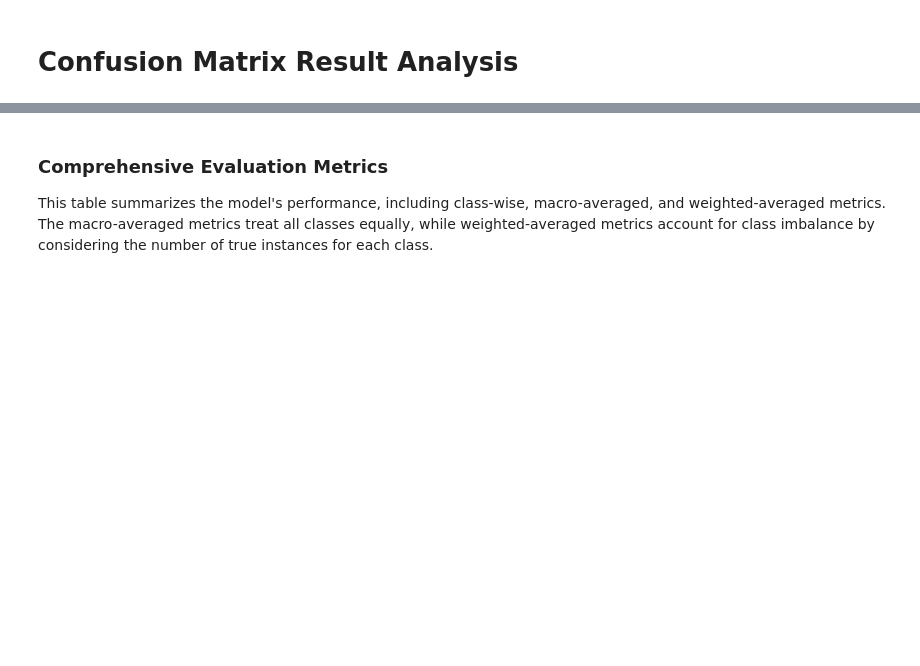
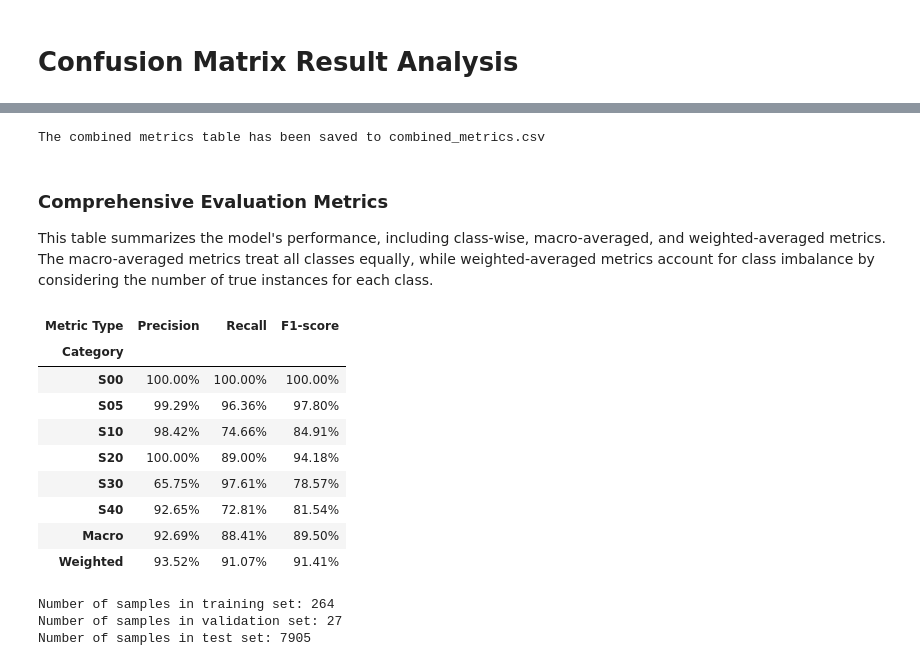
Before and after one commit to TAMIDSpiyalong/2025ASAS, a Jupyter notebook: computer_vision_for_feed_grading.ipynb, the cells around one changed output, grey strips where cells are left out. Cells and saved outputs as stored; diff of their text form; code cells hidden in the pictures; blank space fills up the shorter version.

```diff
--- a/computer_vision_for_feed_grading.ipynb
+++ b/computer_vision_for_feed_grading.ipynb
@@ -618,3 +758,8 @@ display(df_combined.style.set_properties(**{'text-align': 'left'}))
+# %%
+df_combined.to_csv('combined_metrics.csv', index=False)
+print('The combined metrics table has been saved to combined_metrics.csv')
+# %% [output]
+The combined metrics table has been saved to combined_metrics.csv
 # %% [markdown]
 ### Comprehensive Evaluation Metrics
 
@@ -626,0 +767,43 @@ styled_df
+# %%
+import re
+
+# Reset the index if it was set for styling, otherwise pivot won't work correctly
+df_combined_reset = df_combined.reset_index(drop=True).copy()
+
+# Function to parse the 'Metric' column into 'Category' and 'Metric Type'
+def parse_metric_string(metric_str):
+    match_class = re.match(r'(Precision|Recall|F1-score) \((S\d{2})\)', metric_str)
+    if match_class:
+        return match_class.group(2), match_class.group(1)
+    elif metric_str.startswith('Macro'):
+        return 'Macro', metric_str.replace('Macro ', '')
+    elif metric_str.startswith('Weighted'):
+        return 'Weighted', metric_str.replace('Weighted ', '')
+    return None, None
+
+df_combined_reset[['Category', 'Metric Type']] = df_combined_reset['Metric'].apply(lambda x: pd.Series(parse_metric_string(x)))
+
+# Pivot the table
+df_pivoted = df_combined_reset.pivot(index='Category', columns='Metric Type', values='Value')
+
+# Define the desired order for rows and columns
+class_names = ['S00', 'S05', 'S10', 'S20', 'S30', 'S40'] # Assuming class_names is available from earlier cells
+desired_row_order = class_names + ['Macro', 'Weighted']
+desired_col_order = ['Precision', 'Recall', 'F1-score']
+
+# Reindex to apply the desired order
+df_pivoted = df_pivoted.reindex(desired_row_order)
+df_pivoted = df_pivoted[desired_col_order]
+
+display(df_pivoted.style.set_properties(**{'text-align': 'left'}))
+# %% [output]
+| Metric Type | Precision | Recall | F1-score |
+| Category |  |  |  |
+| S00 | 100.00% | 100.00% | 100.00% |
+| S05 | 99.29% | 96.36% | 97.80% |
+| S10 | 98.42% | 74.66% | 84.91% |
+| S20 | 100.00% | 89.00% | 94.18% |
+| S30 | 65.75% | 97.61% | 78.57% |
+| S40 | 92.65% | 72.81% | 81.54% |
+| Macro | 92.69% | 88.41% | 89.50% |
+| Weighted | 93.52% | 91.07% | 91.41% |
@@ -626,0 +812,8 @@ styled_df
+# %%
+print(f"Number of samples in training set: {len(train_set)}")
+print(f"Number of samples in validation set: {len(val_set)}")
+print(f"Number of samples in test set: {len(test_set)}")
+# %% [output]
+Number of samples in training set: 264
+Number of samples in validation set: 27
+Number of samples in test set: 7905
```
Also changed, not shown: parts of 18 cells of this notebook.
